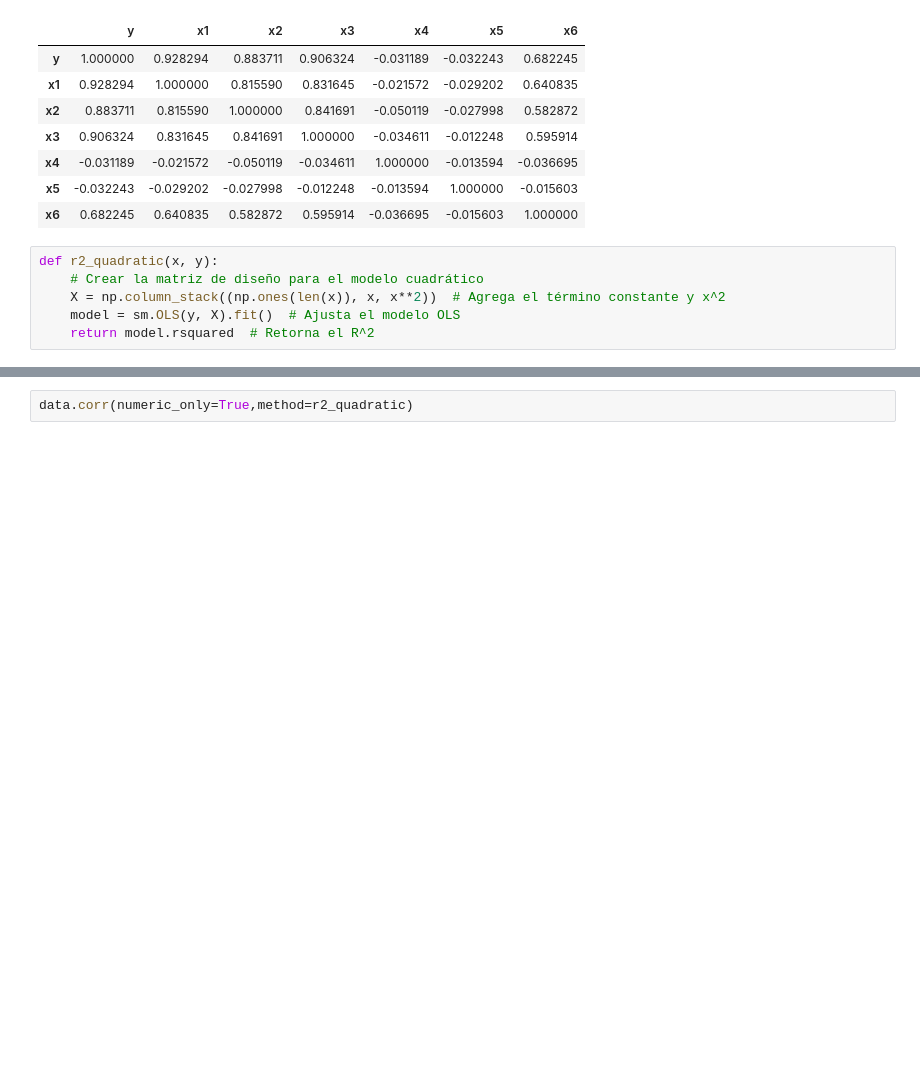
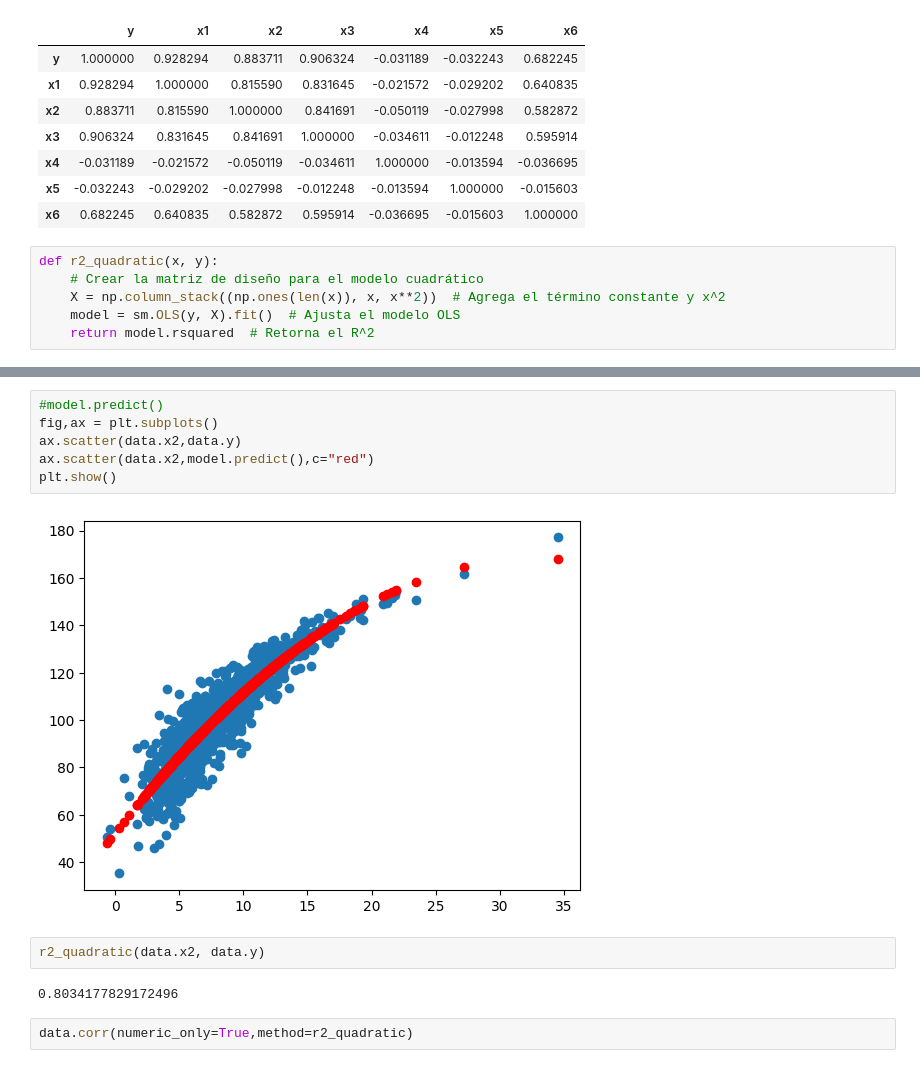
Before and after one commit to JairArcos/CountingStars, a Jupyter notebook: python_correlaciones.ipynb, the cells around one changed output, grey strips where cells are left out. Saved outputs shown, nothing was run; the diff lists cells and outputs as text; blank space fills up the shorter version.

```diff
--- a/python_correlaciones.ipynb
+++ b/python_correlaciones.ipynb
@@ -109,3 +200,15 @@ def r2_quadratic(x, y):
+# %%
+#model.predict()
+fig,ax = plt.subplots()
+ax.scatter(data.x2,data.y)
+ax.scatter(data.x2,model.predict(),c="red")
+plt.show()
+# %% [output]
+[figure, added]
+# %%
+r2_quadratic(data.x2, data.y)
+# %% [output]
+0.8034177829172496
 # %%
 data.corr(numeric_only=True,method=r2_quadratic)
 # %% [output]
```
Also changed, not shown: parts of 30 cells of this notebook.
